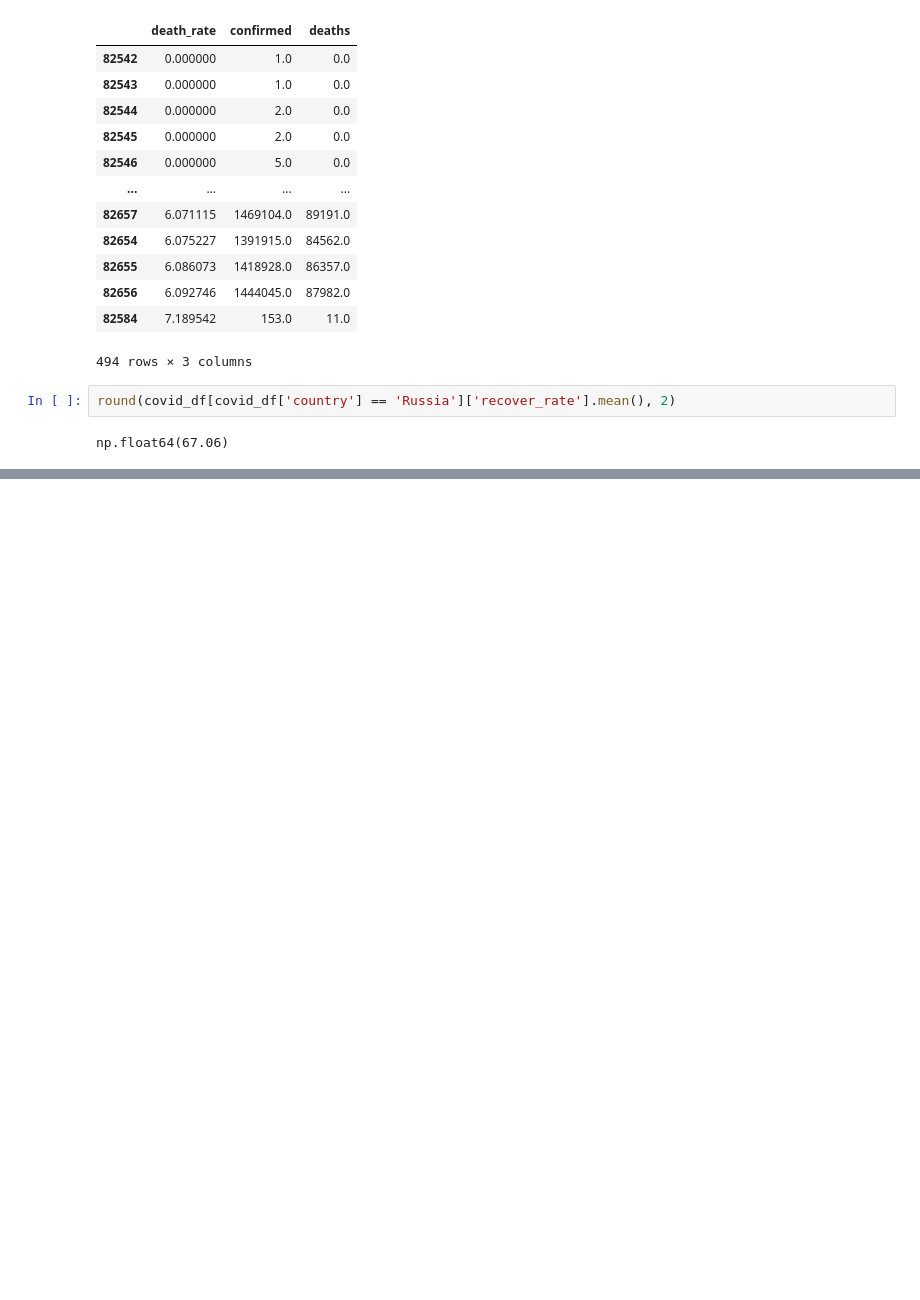
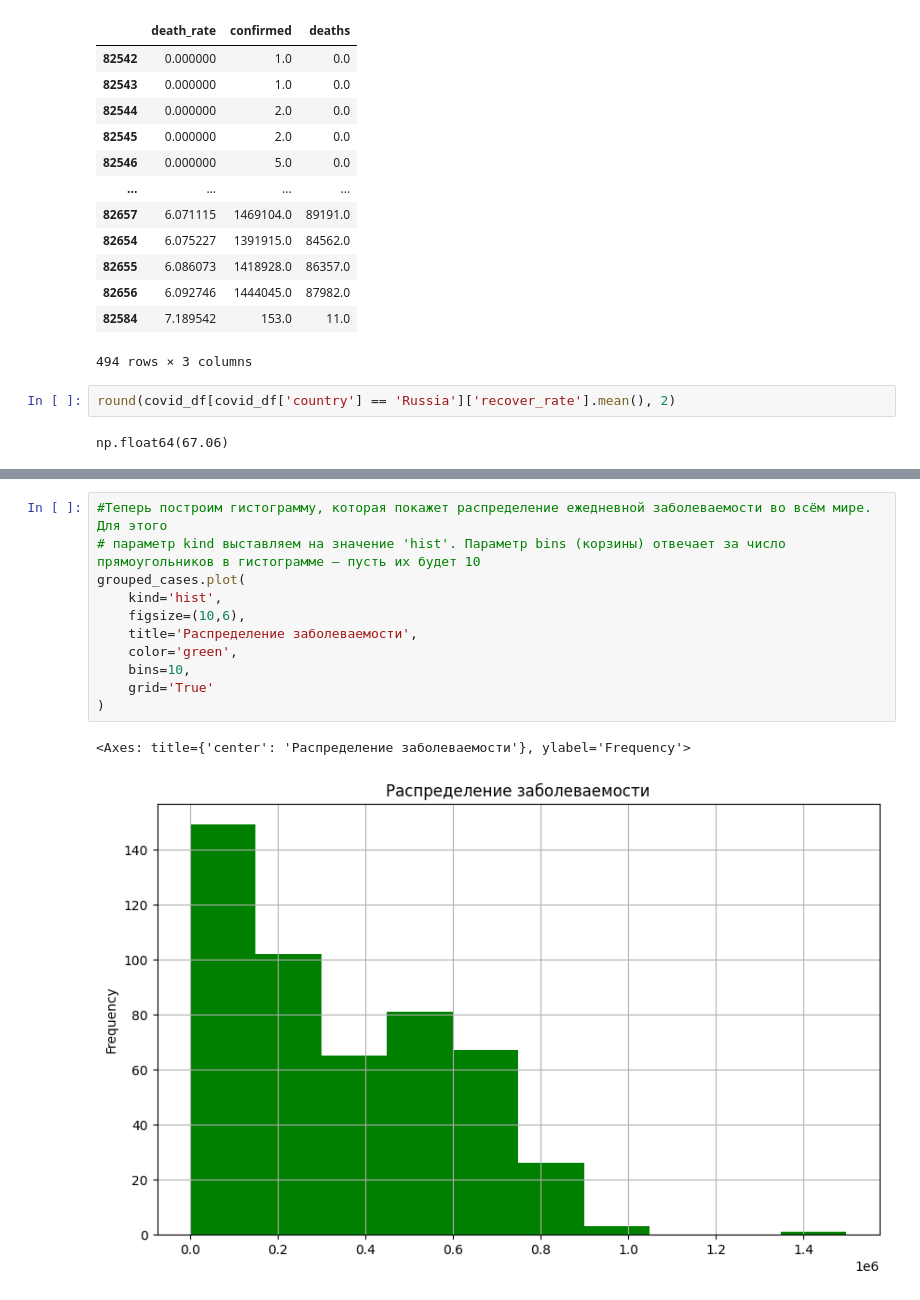
Before and after one commit to step4k777/First, a Jupyter notebook: Визуализация данных/1.ipynb, the cells around one changed output, grey strips where cells are left out. Saved outputs shown, nothing was run; the diff lists cells and outputs as text; blank space fills up the shorter version.

```diff
--- a/Визуализация данных/1.ipynb
+++ b/Визуализация данных/1.ipynb
@@ -153,0 +187,14 @@ np.float64(67.06)
+# %%
+#Теперь построим гистограмму, которая покажет распределение ежедневной заболеваемости во всём мире. Для этого
+# параметр kind выставляем на значение 'hist'. Параметр bins (корзины) отвечает за число прямоугольников в гистограмме — пусть их будет 10
+grouped_cases.plot(
+    kind='hist',
+    figsize=(10,6),
+    title='Распределение заболеваемости',
+    color='green',
+    bins=10,
+    grid='True'
+)
+# %% [output]
+<Axes: title={'center': 'Распределение заболеваемости'}, ylabel='Frequency'>
+[figure, added]
```
Also changed, not shown: parts of 4 cells of this notebook.
